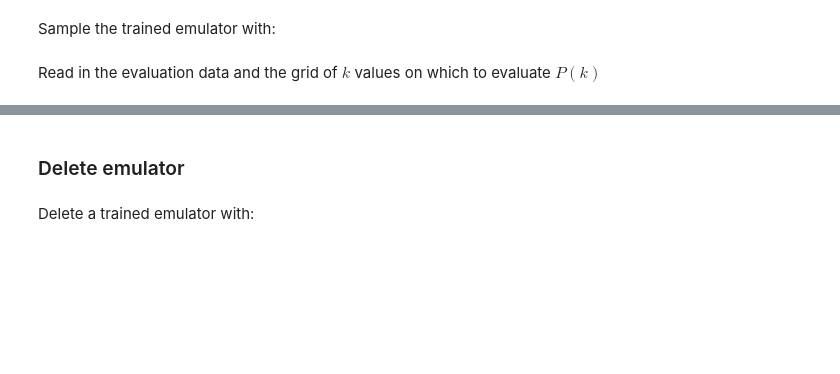
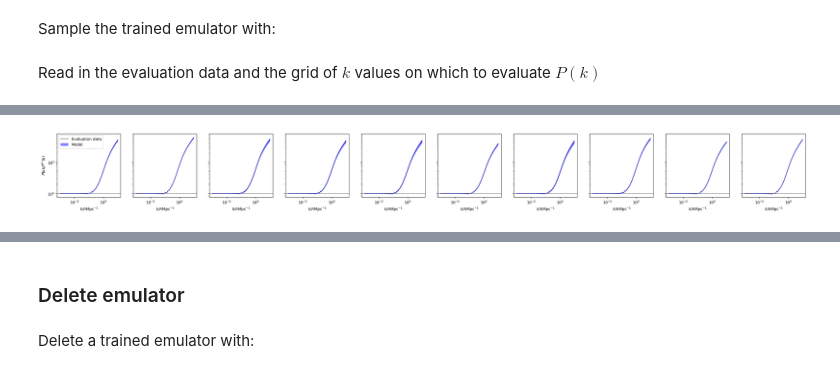
Before and after one commit to digiLab-ai/CosmologicalStructure, a Jupyter notebook: demo.ipynb, the cells around one changed output, grey strips where cells are left out. Cells and saved outputs as stored; diff of their text form; code cells hidden in the pictures; blank space fills up the shorter version.

```diff
--- a/demo.ipynb
+++ b/demo.ipynb
@@ -19,7 +19,7 @@ GROUP_NAME = "digilab"
 CAMPAIGN_ID = "cosmology"
 
 # Data options
-POWER_RATIO = False
+POWER_RATIO = True
 POWER_LOG = True
 
 # Data files
@@ -150,44 +229,53 @@ display(accuracy)
 # %%
 # Plotting parameters
-nsig = [1, 2]
+nsig = [1, 2]       # sigma errors to plot
+mfac = 10.         # Factor to inflate error bars by
 alpha_data = 0.5
 alpha_model = 0.5
+color_model = "blue"
 plot_band = True
+plot_mean = True
 npow = 10
 
 # Plot power
 plt.subplots(1, npow, figsize=(35., 3.), sharex=True, sharey=True)
 grid = df_grid.iloc[0].values
 for i in range(npow):
     plt.subplot(1, npow, i+1)
     if POWER_RATIO:
         plt.axhline(1., color="black", lw=0.5)
     eval = df_eval[wavenumber_columns].iloc[i].values
     mean = df_eval_mean.iloc[i].values
     err = df_eval_std.iloc[i].values
     if POWER_LOG:
         eval, mean = np.exp(eval), np.exp(mean)
-    plt.plot(grid, eval, color="black", alpha=alpha_data)
+    label = "Evaluation data" if i==0 else None
+    plt.plot(grid, eval, color="black", alpha=alpha_data, label=label)
     if plot_band:
         for sig in nsig:
             if POWER_LOG:
-                ymin, ymax = np.exp(-sig*err), np.exp(sig*err)
+                ymin, ymax = np.exp(-mfac*sig*err), np.exp(mfac*sig*err)
                 ymin, ymax = mean*ymin, mean*ymax
             else:
-                ymin, ymax = -sig*err, sig*err
+                ymin, ymax = -mfac*sig*err, mfac*sig*err
                 ymin, ymax = mean+ymin, mean+ymax
-            plt.fill_between(grid, ymin, ymax, color="blue", lw=0., alpha=alpha_model/sig)
-    else:
-        plt.plot(grid, mean, color="blue", alpha=0.5)
+            label = "Model" if sig==nsig[0] else None
+            plt.fill_between(grid, ymin, ymax, color=color_model, lw=0., alpha=alpha_model/sig, label=label)
+    if plot_mean:
+        label  = "Model" if not plot_band else None
+        plt.plot(grid, mean, color=color_model, alpha=alpha_model, label=label)
     plt.xlabel(r"$k/h\mathrm{Mpc}^{-1}$")
     plt.xscale("log")
     if i==0:
         if POWER_RATIO:
             plt.ylabel(r"$P(k)/P^\mathrm{lin}(k)$")
         else:
             plt.ylabel(r"$P(k)/(h^{-1}\mathrm{Mpc})^3$")
+        plt.legend()
     plt.yscale("log")
 plt.show()
+# %% [output]
+[figure, added]
 # %%
 # Parameters
 nsig = [1, 2]
```
Also changed, not shown: parts of 14 cells of this notebook.
